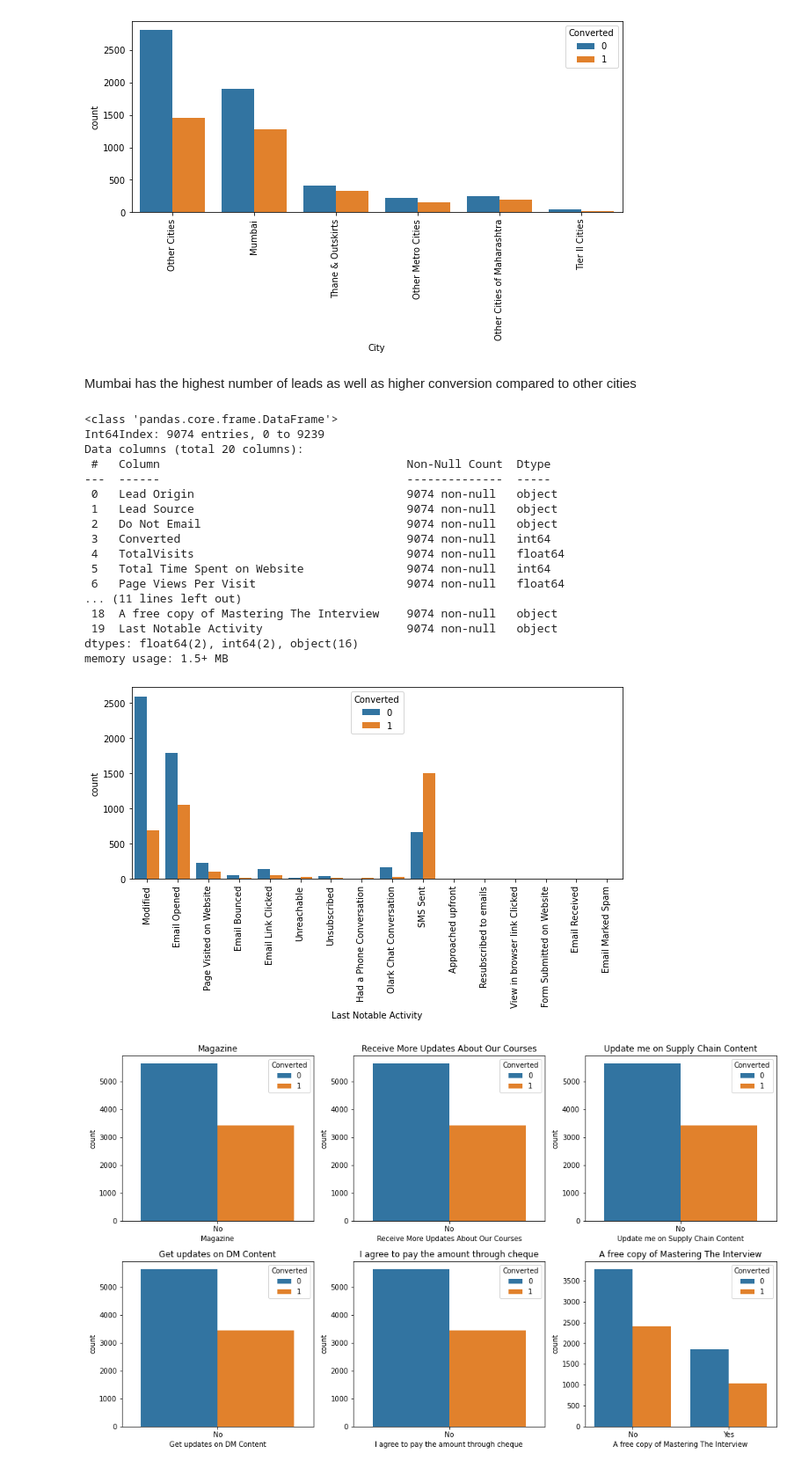
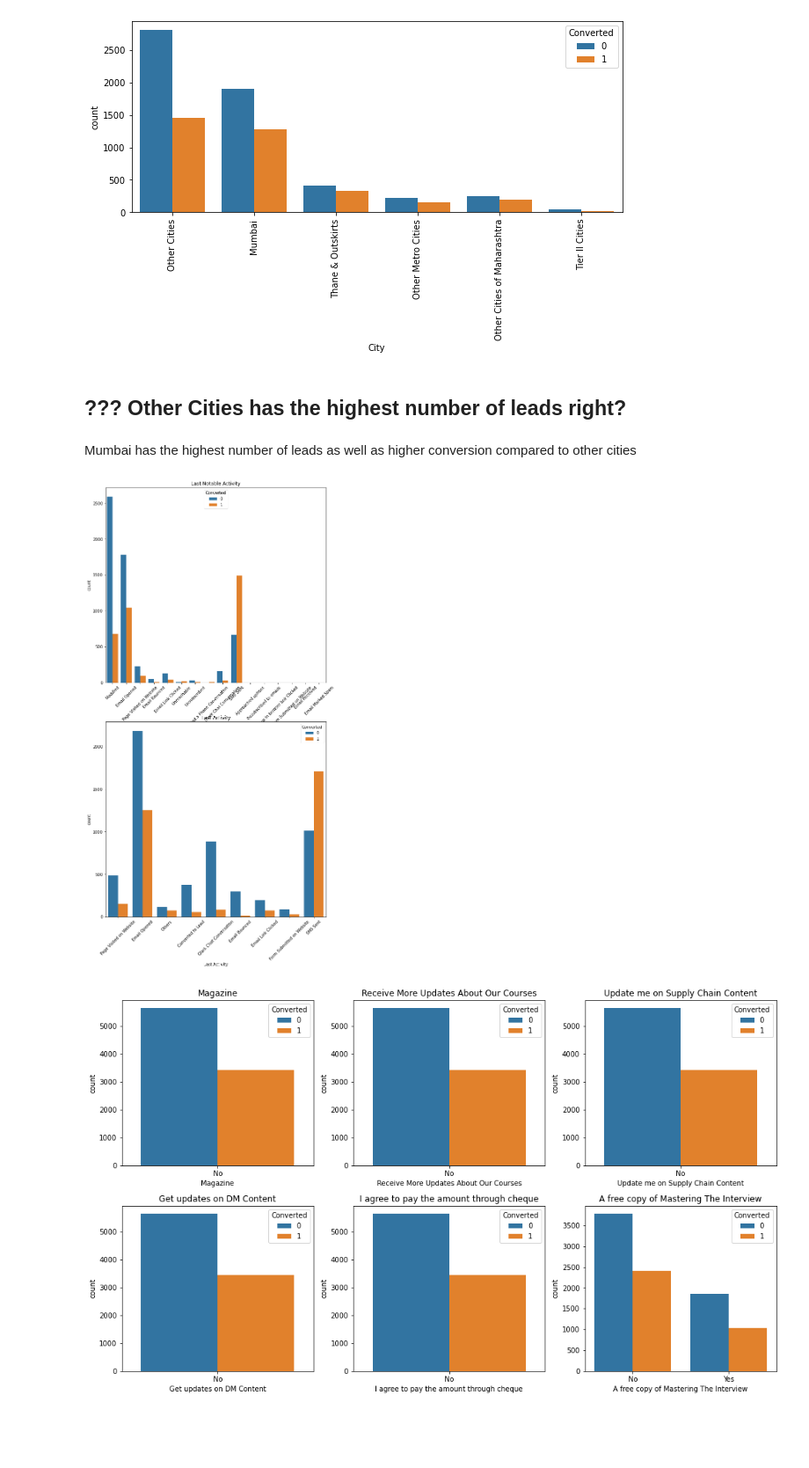
Before and after one commit to aparnakishan/XEducationLeadScore, a Jupyter notebook: LeadScoreXEduCaseStudy.ipynb, the cells around one changed output. Shown: that part at 88% size. Saved outputs shown, nothing was run; the diff lists cells and outputs as text; code cells hidden in the pictures; blank space fills up the shorter version.

Commit message:
EDA of num data and data prep

```diff
--- a/LeadScoreXEduCaseStudy.ipynb
+++ b/LeadScoreXEduCaseStudy.ipynb
@@ -410,6 +414,6 @@ There are quite a few Lead Source categories that has very less number of leads
 # %%
 others = df_lead['Lead Source'].value_counts(normalize=True)[df_lead['Lead Source'].value_counts(normalize=True)<0.01].index
-df_lead['Lead Source']=df_lead['Lead Source'].apply(lambda x: 'Others_Lead Source' if x in others else x)
+df_lead['Lead Source']=df_lead['Lead Source'].apply(lambda x: 'Others' if x in others else x)
 # %%
 plt.figure(figsize=(10,4))
 s1=sns.countplot(df_lead['Lead Source'], hue=df_lead.Converted)
@@ -432,6 +437,6 @@ There are quite a few Last Activity categories that has very less number of lead
 # %%
 others = df_lead['Last Activity'].value_counts(normalize=True)[df_lead['Last Activity'].value_counts(normalize=True)<0.01].index
-df_lead['Last Activity']=df_lead['Last Activity'].apply(lambda x: 'Others_Last Activity' if x in others else x)
+df_lead['Last Activity']=df_lead['Last Activity'].apply(lambda x: 'Others' if x in others else x)
 # %%
 plt.figure(figsize=(10,4))
 s3=sns.countplot(df_lead['Last Activity'], hue=df_lead.Converted)
@@ -510,9 +516,9 @@ Comparatively management specialisations have a higher conversion rate. We can m
 management = ['Finance Management','Human Resource Management','Marketing Management','Operations Management','IT Projects Management','Supply Chain Management','Healthcare Management','Hospitality Management','Retail Management']
 df_lead['Specialization']=df_lead['Specialization'].apply(lambda x: 'Management' if x in management else x)
 # %%
-#We can also group together the categories with less than 1% leads
+#We can also group together the categories with less than 1% leads as 'Others'
 others = df_lead['Specialization'].value_counts(normalize=True)[df_lead['Specialization'].value_counts(normalize=True)<0.01].index
-df_lead['Specialization']=df_lead['Specialization'].apply(lambda x: 'Others_Specialization' if x in others else x)
+df_lead['Specialization']=df_lead['Specialization'].apply(lambda x: 'Others' if x in others else x)
 # %%
 plt.figure(figsize=(10,4))
 s3=sns.countplot(df_lead['Specialization'], hue=df_lead.Converted)
@@ -581,9 +589,9 @@ University not recognized                            0.000220
 Recognition issue (DEC approval)                     0.000110
 Name: Tags, dtype: float64
 # %%
-#We can also group together the categories with less than 1% leads
+#We can also group together the categories with less than 1% leads as 'Others'
 others = df_lead['Tags'].value_counts(normalize=True)[df_lead['Tags'].value_counts(normalize=True)<0.01].index
-df_lead['Tags']=df_lead['Tags'].apply(lambda x: 'Others_Tags' if x in others else x)
+df_lead['Tags']=df_lead['Tags'].apply(lambda x: 'Others' if x in others else x)
 # %%
 plt.figure(figsize=(10,4))
 s3=sns.countplot(df_lead['Tags'], hue=df_lead.Converted)
@@ -611,35 +621,27 @@ s3.set_xticklabels(s3.get_xticklabels(),rotation=90)
 plt.show()
 # %% [output]
 [figure]
+# %% [markdown]
+## ??? Other Cities has the highest number of leads right?
 # %% [markdown]
 Mumbai has the highest number of leads as well as higher conversion compared to other cities
-# %%
-df_lead.info()
-# %% [output]
-<class 'pandas.core.frame.DataFrame'>
-Int64Index: 9074 entries, 0 to 9239
-Data columns (total 20 columns):
- #   Column                                    Non-Null Count  Dtype
----  ------                                    --------------  -----
- 0   Lead Origin                               9074 non-null   object
- 1   Lead Source                               9074 non-null   object
- 2   Do Not Email                              9074 non-null   object
- 3   Converted                                 9074 non-null   int64
- 4   TotalVisits                               9074 non-null   float64
- 5   Total Time Spent on Website               9074 non-null   int64
- 6   Page Views Per Visit                      9074 non-null   float64
-... (11 lines left out)
- 18  A free copy of Mastering The Interview    9074 non-null   object
- 19  Last Notable Activity                     9074 non-null   object
-dtypes: float64(2), int64(2), object(16)
-memory usage: 1.5+ MB
 # %%
-plt.figure(figsize=(10,4))
+# Last Notable Activity
+plt.figure(figsize=(10,20))
+
+plt.subplot(2,1,1)
 s3=sns.countplot(df_lead['Last Notable Activity'], hue=df_lead.Converted)
-s3.set_xticklabels(s3.get_xticklabels(),rotation=90)
+s3.set_xticklabels(s3.get_xticklabels(),rotation=45)
+plt.title('Last Notable Activity')
+
+plt.subplot(2,1,2)
+s4=sns.countplot(df_lead['Last Activity'], hue=df_lead.Converted)
+s4.set_xticklabels(s4.get_xticklabels(),rotation=45)
+plt.title('Last Activity')
+
 plt.show()
 # %% [output]
-[figure, old version]
+[figure, new version]
 # %%
 #Last Notable Activity and Last Activity seem to have similar categories and almost similar distribution, hence we can drop this column?
 #df_lead.drop(columns=['Last Notable Activity'],inplace=True)
```
Also changed, not shown: parts of 51 cells of this notebook.
